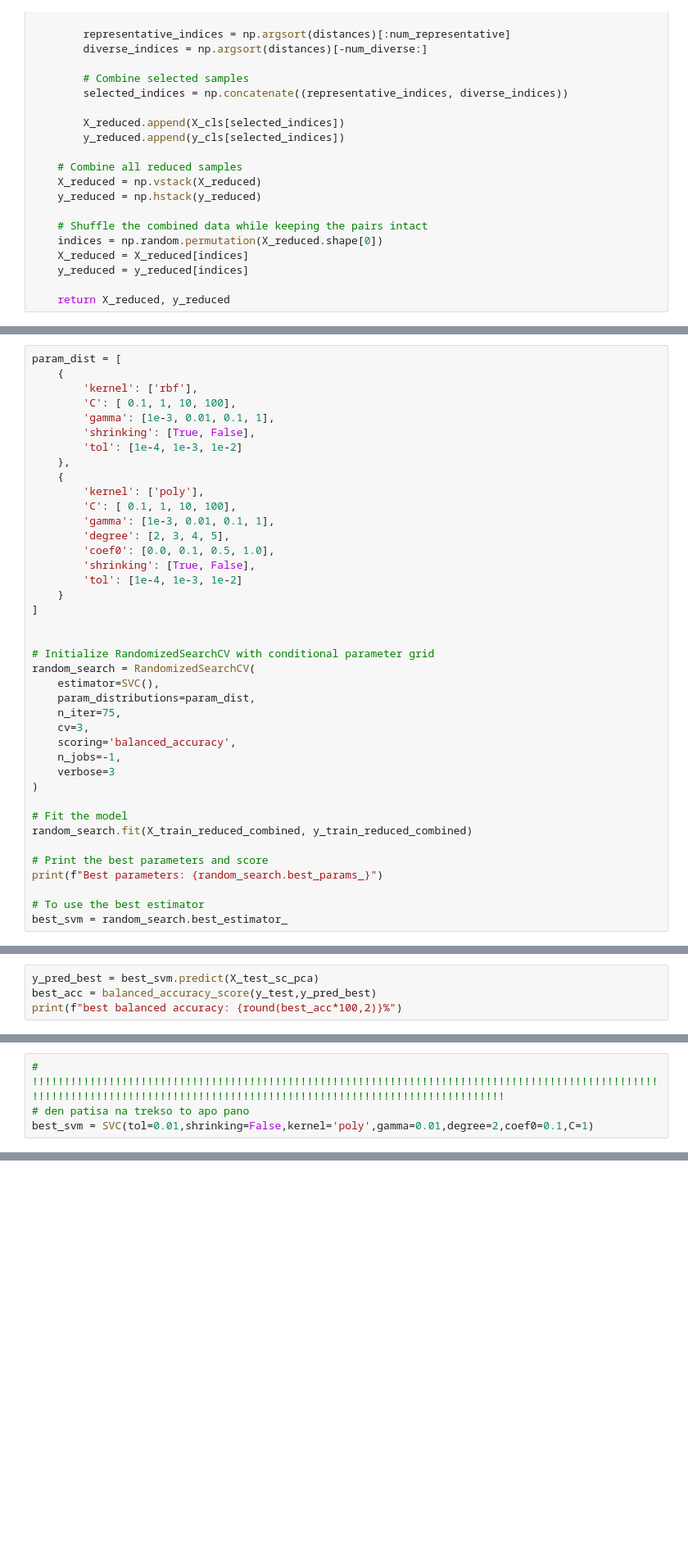
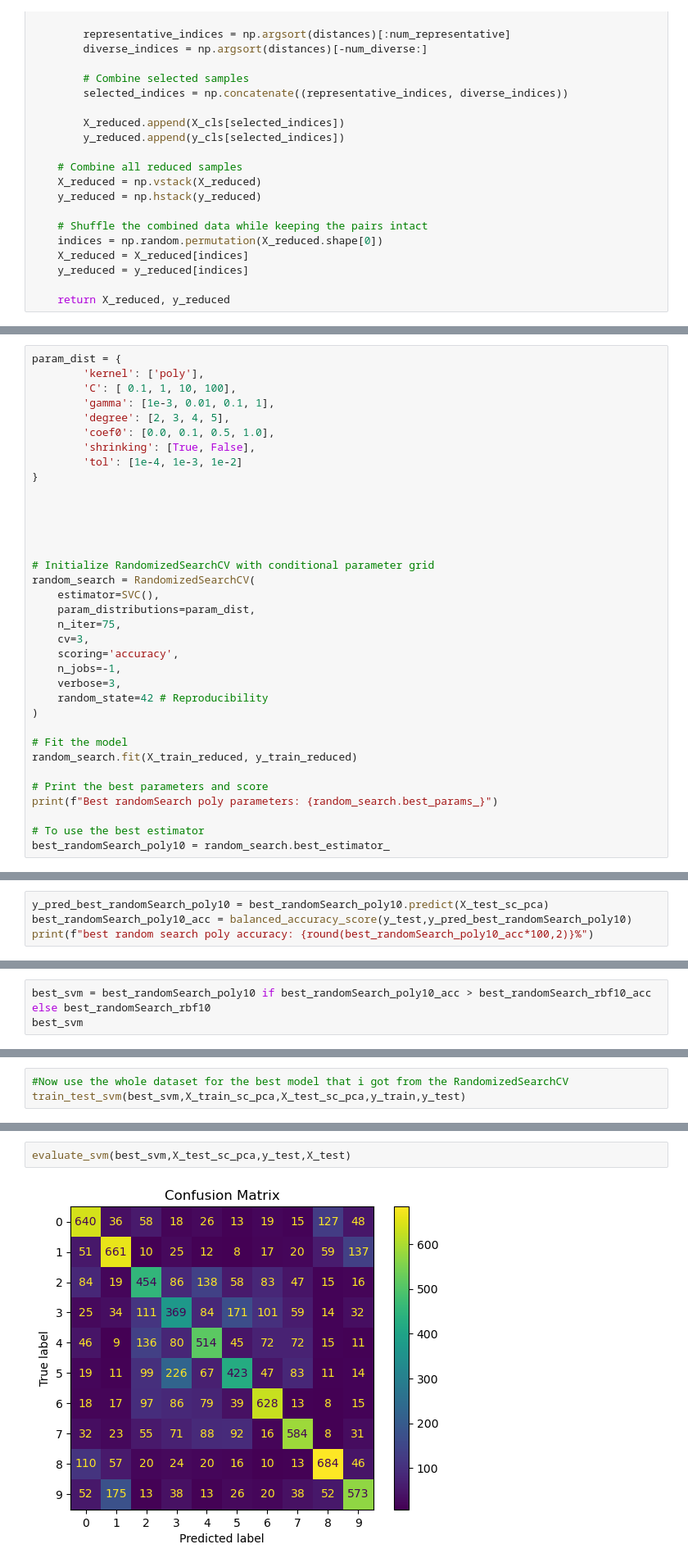
Before and after one commit to kounsolas/NeuralNetworks, a Jupyter notebook: Task2.ipynb, the cells around one changed output, grey strips where cells are left out. Shown at 82% size. Cells and saved outputs as stored; diff of their text form; blank space fills up the shorter version.

```diff
--- a/Task2.ipynb
+++ b/Task2.ipynb
@@ -553,13 +500,5 @@ best balanced accuracy: 50.28%
 # %%
-param_dist = [
-    {
-        'kernel': ['rbf'],
-        'C': [ 0.1, 1, 10, 100],
-        'gamma': [1e-3, 0.01, 0.1, 1],
-        'shrinking': [True, False],
-        'tol': [1e-4, 1e-3, 1e-2]
-    },
-    {
+param_dist = {
         'kernel': ['poly'],
         'C': [ 0.1, 1, 10, 100],
         'gamma': [1e-3, 0.01, 0.1, 1],
@@ -567,8 +506,10 @@ param_dist = [
         'coef0': [0.0, 0.1, 0.5, 1.0],
         'shrinking': [True, False],
         'tol': [1e-4, 1e-3, 1e-2]
-    }
-]
+}
+
+
+
 
 
 # Initialize RandomizedSearchCV with conditional parameter grid
@@ -577,18 +518,19 @@ random_search = RandomizedSearchCV(
     param_distributions=param_dist,
     n_iter=75,
     cv=3,
-    scoring='balanced_accuracy',
+    scoring='accuracy',
     n_jobs=-1,
-    verbose=3
+    verbose=3,
+    random_state=42 # Reproducibility
 )
 
 # Fit the model
-random_search.fit(X_train_reduced_combined, y_train_reduced_combined)
+random_search.fit(X_train_reduced, y_train_reduced)
 
 # Print the best parameters and score
-print(f"Best parameters: {random_search.best_params_}")
+print(f"Best randomSearch poly parameters: {random_search.best_params_}")
 
 # To use the best estimator
-best_svm = random_search.best_estimator_
+best_randomSearch_poly10 = random_search.best_estimator_
 # %% [output]
 Fitting 3 folds for each of 75 candidates, totalling 225 fits
@@ -596,5 +538,5 @@ Best parameters: {'tol': 0.01, 'shrinking': False, 'kernel': 'poly', 'gamma': 0.
 # %%
-y_pred_best = best_svm.predict(X_test_sc_pca)
-best_acc = balanced_accuracy_score(y_test,y_pred_best)
-print(f"best balanced accuracy: {round(best_acc*100,2)}%")
+y_pred_best_randomSearch_poly10 = best_randomSearch_poly10.predict(X_test_sc_pca)
+best_randomSearch_poly10_acc = balanced_accuracy_score(y_test,y_pred_best_randomSearch_poly10)
+print(f"best random search poly accuracy: {round(best_randomSearch_poly10_acc*100,2)}%")
 # %% [output]
@@ -604,4 +544,3 @@ best balanced accuracy: 52.98%
 # %%
-# !!!!!!!!!!!!!!!!!!!!!!!!!!!!!!!!!!!!!!!!!!!!!!!!!!!!!!!!!!!!!!!!!!!!!!!!!!!!!!!!!!!!!!!!!!!!!!!!!!!!!!!!!!!!!!!!!!!!!!!!!!!!!!!!!!!!!!!!!!!!!!!!!!!!!!!!!!!!!!!!!!!!!!!!!!!!
-# den patisa na trekso to apo pano
-best_svm = SVC(tol=0.01,shrinking=False,kernel='poly',gamma=0.01,degree=2,coef0=0.1,C=1)
+best_svm = best_randomSearch_poly10 if best_randomSearch_poly10_acc > best_randomSearch_rbf10_acc else best_randomSearch_rbf10
+best_svm
@@ -607,0 +549,3 @@ best_svm = SVC(tol=0.01,shrinking=False,kernel='poly',gamma=0.01,degree=2,coef0=
+# %%
+#Now use the whole dataset for the best model that i got from the RandomizedSearchCV
+train_test_svm(best_svm,X_train_sc_pca,X_test_sc_pca,y_train,y_test)
@@ -607,0 +555,4 @@ best_svm = SVC(tol=0.01,shrinking=False,kernel='poly',gamma=0.01,degree=2,coef0=
+# %%
+evaluate_svm(best_svm,X_test_sc_pca,y_test,X_test)
+# %% [output]
+[figure, added]
```
Also changed, not shown: parts of 35 cells of this notebook.
